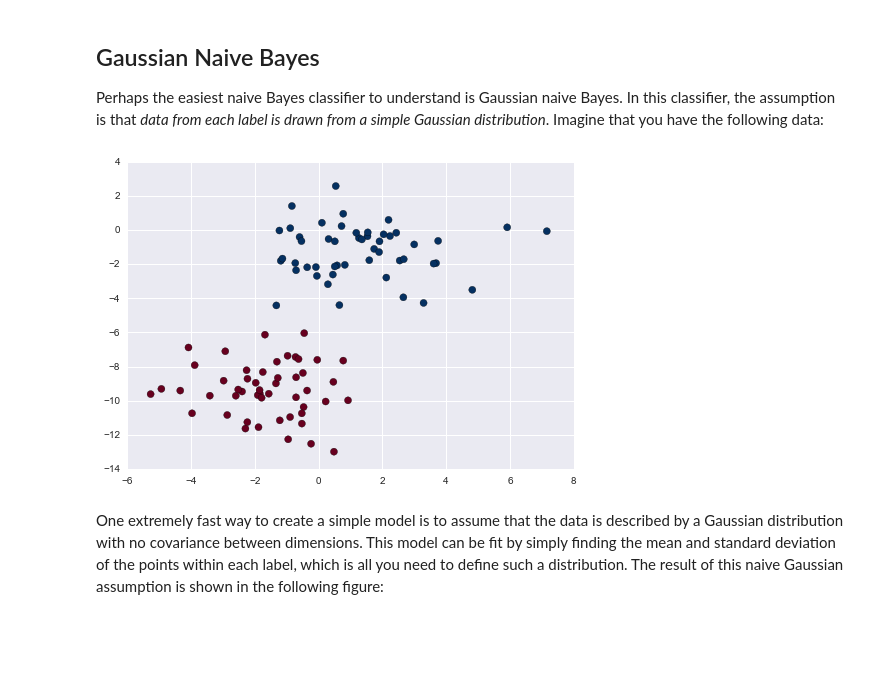
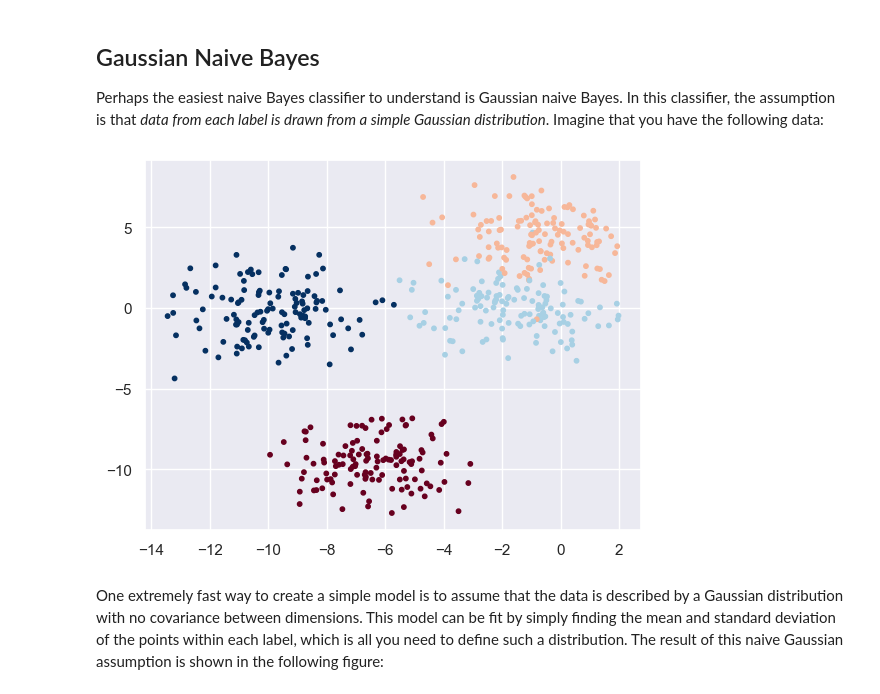
Before and after one commit to SamCull/DataScience, a Jupyter notebook: Notebooks/Naive-Bayes.ipynb, the cells around one changed output. Cells and saved outputs as stored; diff of their text form; code cells hidden in the pictures; blank space fills up the shorter version.

```diff
--- a/Notebooks/Naive-Bayes.ipynb
+++ b/Notebooks/Naive-Bayes.ipynb
@@ -60,10 +107,10 @@ In this classifier, the assumption is that *data from each label is drawn from a
 Imagine that you have the following data:
 # %%
 from sklearn.datasets import make_blobs
-X, y = make_blobs(100, 2, centers=2, random_state=2, cluster_std=1.5)
-plt.scatter(X[:, 0], X[:, 1], c=y, s=50, cmap='RdBu');
+X, y = make_blobs(500, 2, centers=4, random_state=11, cluster_std=1.5)
+plt.scatter(X[:, 0], X[:, 1], c=y, s=10, cmap='RdBu');
 # %% [output]
-[figure, old version]
+[figure, new version]
 # %% [markdown]
 One extremely fast way to create a simple model is to assume that the data is described by a Gaussian distribution with no covariance between dimensions.
 This model can be fit by simply finding the mean and standard deviation of the points within each label, which is all you need to define such a distribution.
```
Also changed, not shown: parts of 5 cells of this notebook.
